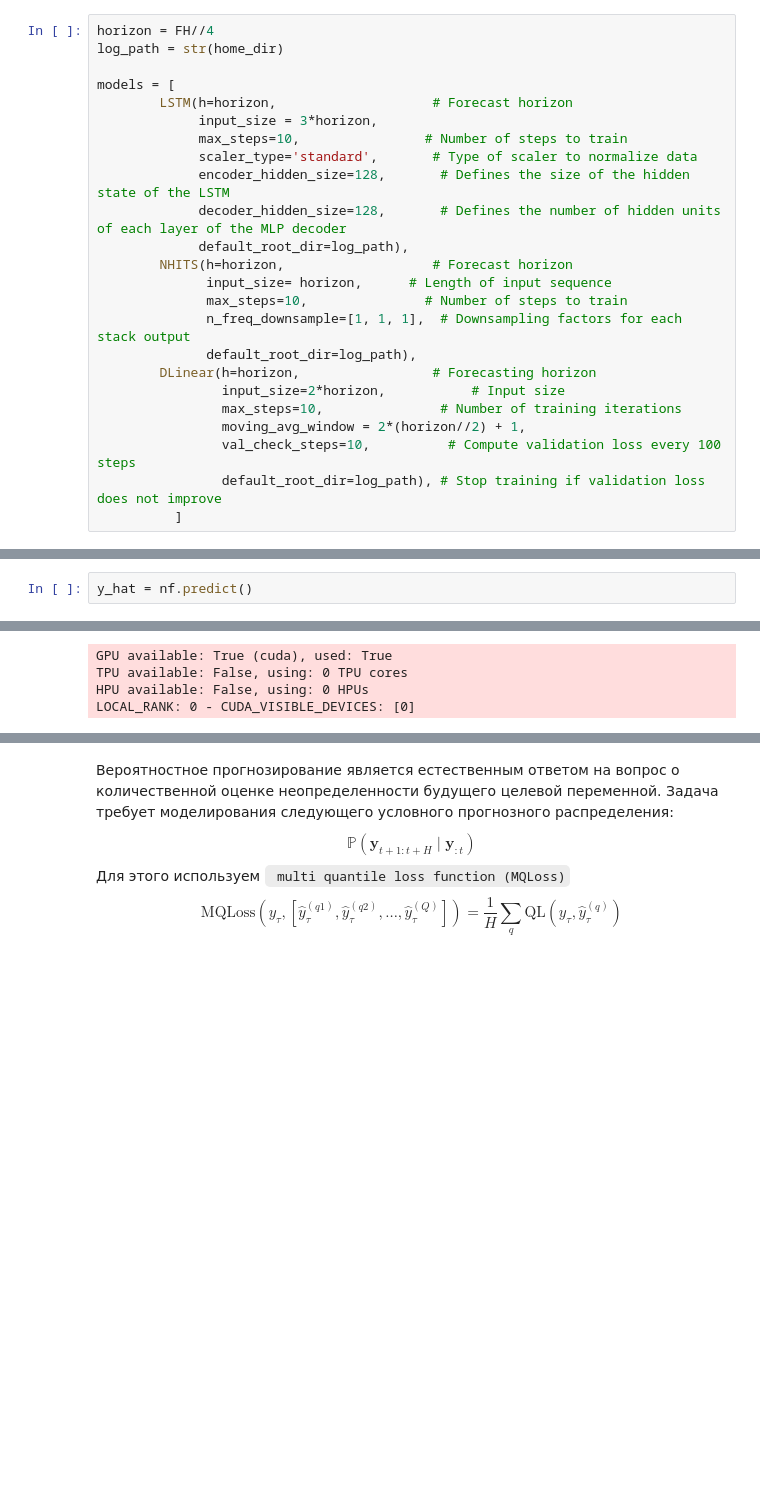
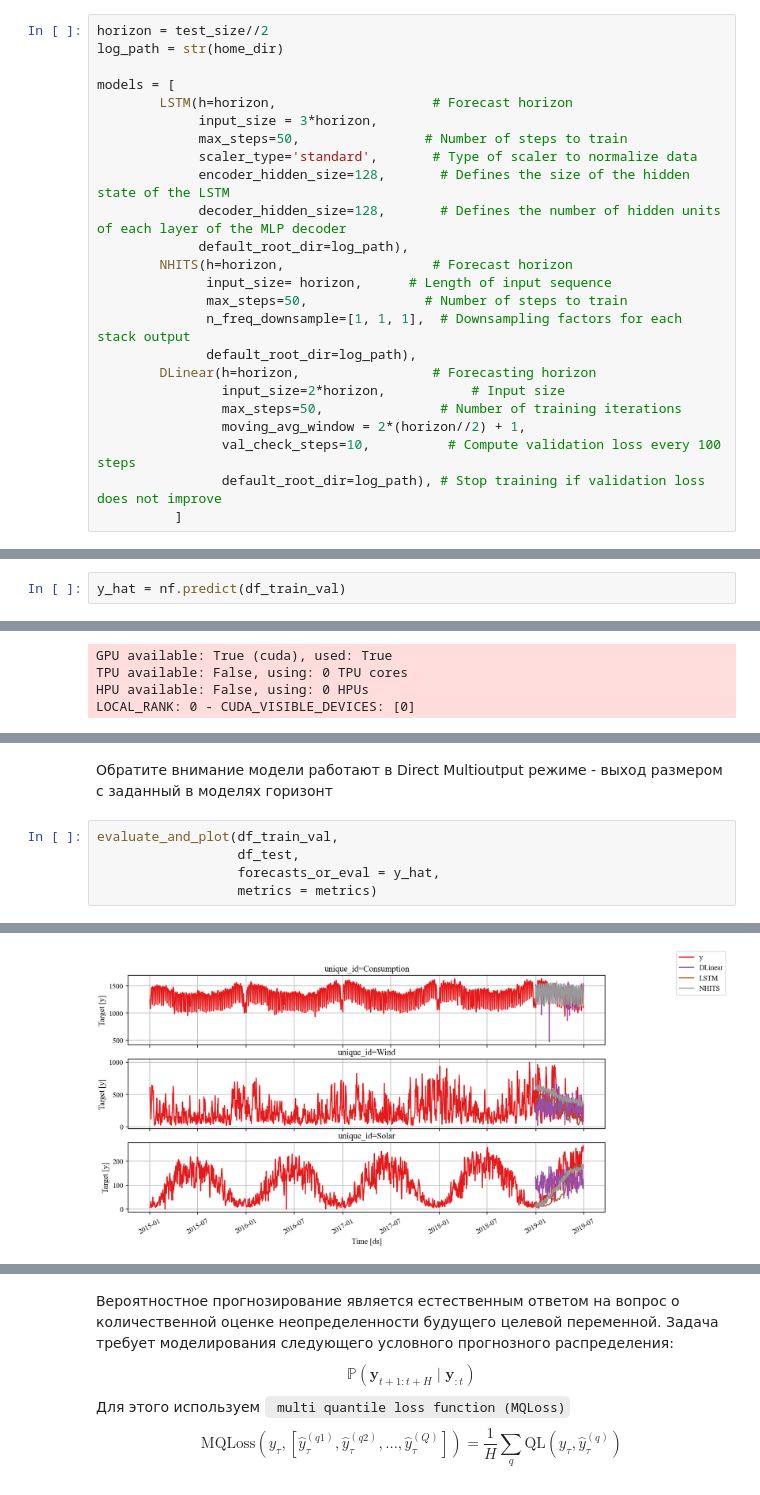
Before and after one commit to MVRonkin/TimeSeriesCourse, a Jupyter notebook: 2026/WS/08 - предсказание значений ВР с DL.ipynb, the cells around one changed output, grey strips where cells are left out. Drawn from its saved outputs; the diff is of its cells as text; blank space fills up the shorter version.

```diff
--- a/2026/WS/08 - предсказание значений ВР с DL.ipynb
+++ b/2026/WS/08 - предсказание значений ВР с DL.ipynb
@@ -337,25 +340,25 @@ from neuralforecast.models import LSTM, NHITS, DLinear, Informer
 from pathlib import Path
 home_dir = Path('~').expanduser()
 # %%
-horizon = FH//4
+horizon = test_size//2
 log_path = str(home_dir)
 
 models = [
         LSTM(h=horizon,                    # Forecast horizon
              input_size = 3*horizon,
-             max_steps=10,                # Number of steps to train
+             max_steps=50,                # Number of steps to train
              scaler_type='standard',       # Type of scaler to normalize data
              encoder_hidden_size=128,       # Defines the size of the hidden state of the LSTM
              decoder_hidden_size=128,       # Defines the number of hidden units of each layer of the MLP decoder
              default_root_dir=log_path),
         NHITS(h=horizon,                   # Forecast horizon
               input_size= horizon,      # Length of input sequence
-              max_steps=10,               # Number of steps to train
+              max_steps=50,               # Number of steps to train
               n_freq_downsample=[1, 1, 1],  # Downsampling factors for each stack output
               default_root_dir=log_path),
         DLinear(h=horizon,                 # Forecasting horizon
                 input_size=2*horizon,           # Input size
-                max_steps=10,               # Number of training iterations
+                max_steps=50,               # Number of training iterations
                 moving_avg_window = 2*(horizon//2) + 1,
                 val_check_steps=10,          # Compute validation loss every 100 steps
                 default_root_dir=log_path), # Stop training if validation loss does not improve
@@ -432,5 +439,5 @@ LOCAL_RANK: 0 - CUDA_VISIBLE_DEVICES: [0]
 # %%
-y_hat = nf.predict()
+y_hat = nf.predict(df_train_val)
 # %% [output]
 GPU available: True (cuda), used: True
 TPU available: False, using: 0 TPU cores
@@ -504,0 +455,8 @@ plt.legend()
+# %% [markdown]
+Обратите внимание модели работают в Direct Multioutput  режиме - выход размером с заданный в моделях горизонт
+# %%
+evaluate_and_plot(df_train_val,
+                  df_test,
+                  forecasts_or_eval = y_hat,
+                  metrics = metrics)
+# %% [output]
@@ -504,0 +470 @@ plt.legend()
+[figure, added]
```
Also changed, not shown: parts of 19 cells of this notebook, 3 other files.
